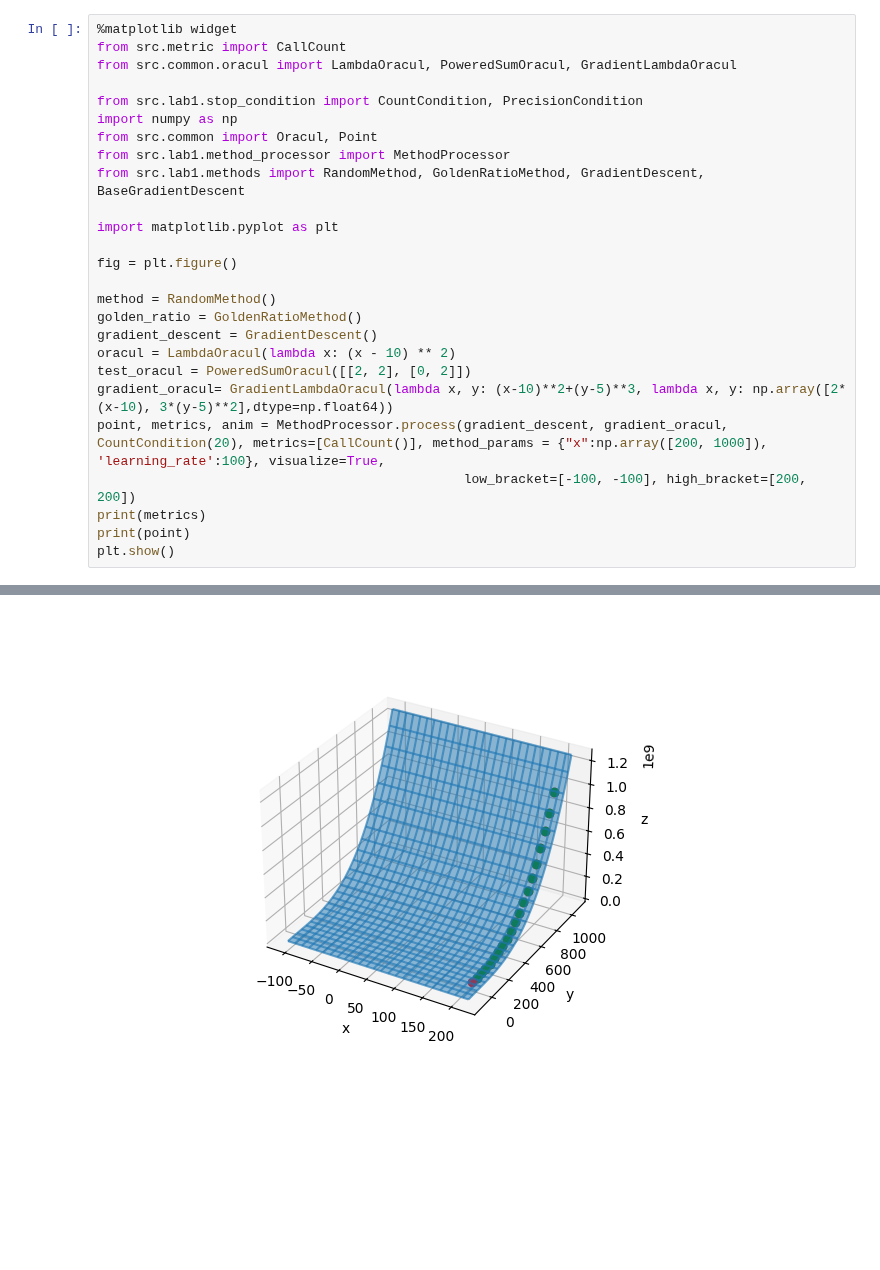
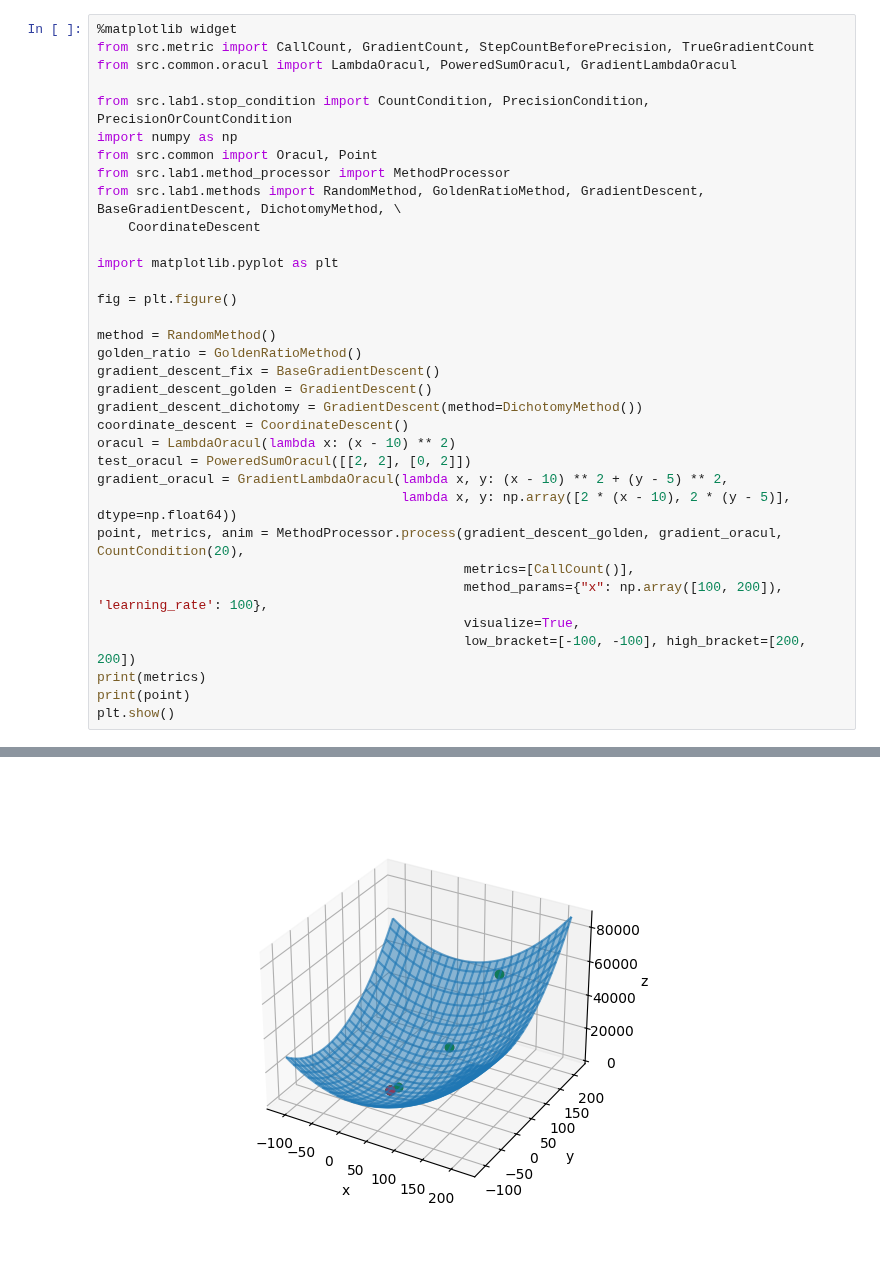
Before and after one commit to Skorniakov-Leonid/Methods-of-optimization, a Jupyter notebook: presentation/lab-1/test.ipynb, the cells around one changed output, grey strips where cells are left out. Cells and saved outputs as stored; diff of their text form; blank space fills up the shorter version.

```diff
--- a/presentation/lab-1/test.ipynb
+++ b/presentation/lab-1/test.ipynb
@@ -1,13 +10,14 @@
 # %%
 %matplotlib widget
-from src.metric import CallCount
+from src.metric import CallCount, GradientCount, StepCountBeforePrecision, TrueGradientCount
 from src.common.oracul import LambdaOracul, PoweredSumOracul, GradientLambdaOracul
 
-from src.lab1.stop_condition import CountCondition, PrecisionCondition
+from src.lab1.stop_condition import CountCondition, PrecisionCondition, PrecisionOrCountCondition
 import numpy as np
 from src.common import Oracul, Point
 from src.lab1.method_processor import MethodProcessor
-from src.lab1.methods import RandomMethod, GoldenRatioMethod, GradientDescent, BaseGradientDescent
+from src.lab1.methods import RandomMethod, GoldenRatioMethod, GradientDescent, BaseGradientDescent, DichotomyMethod, \
+    CoordinateDescent
 
 import matplotlib.pyplot as plt
 
@@ -15,11 +25,18 @@ fig = plt.figure()
 
 method = RandomMethod()
 golden_ratio = GoldenRatioMethod()
-gradient_descent = GradientDescent()
+gradient_descent_fix = BaseGradientDescent()
+gradient_descent_golden = GradientDescent()
+gradient_descent_dichotomy = GradientDescent(method=DichotomyMethod())
+coordinate_descent = CoordinateDescent()
 oracul = LambdaOracul(lambda x: (x - 10) ** 2)
 test_oracul = PoweredSumOracul([[2, 2], [0, 2]])
-gradient_oracul= GradientLambdaOracul(lambda x, y: (x-10)**2+(y-5)**3, lambda x, y: np.array([2*(x-10), 3*(y-5)**2],dtype=np.float64))
-point, metrics, anim = MethodProcessor.process(gradient_descent, gradient_oracul, CountCondition(20), metrics=[CallCount()], method_params = {"x":np.array([200, 1000]), 'learning_rate':100}, visualize=True,
+gradient_oracul = GradientLambdaOracul(lambda x, y: (x - 10) ** 2 + (y - 5) ** 2,
+                                       lambda x, y: np.array([2 * (x - 10), 2 * (y - 5)], dtype=np.float64))
+point, metrics, anim = MethodProcessor.process(gradient_descent_golden, gradient_oracul, CountCondition(20),
+                                               metrics=[CallCount()],
+                                               method_params={"x": np.array([100, 200]), 'learning_rate': 100},
+                                               visualize=True,
                                                low_bracket=[-100, -100], high_bracket=[200, 200])
 print(metrics)
 print(point)
@@ -30,2 +47,2 @@ Point(coordinates=array([1.98386609e+02, 5.00062956e+01, 1.26652765e+05]))
-[figure, old version]
+[figure, new version]
 [figure]
```
Also changed, not shown: parts of 17 cells of this notebook, 4 other files.
